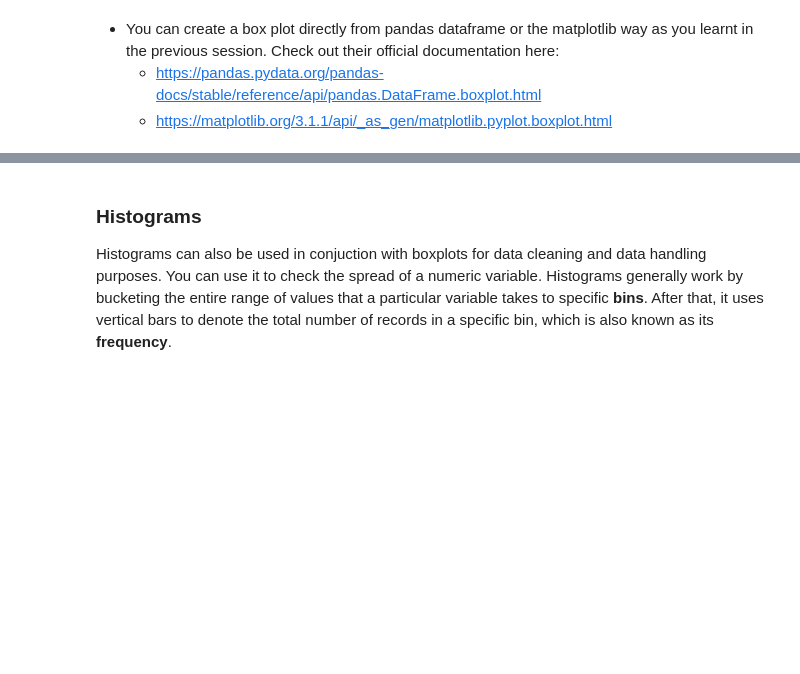
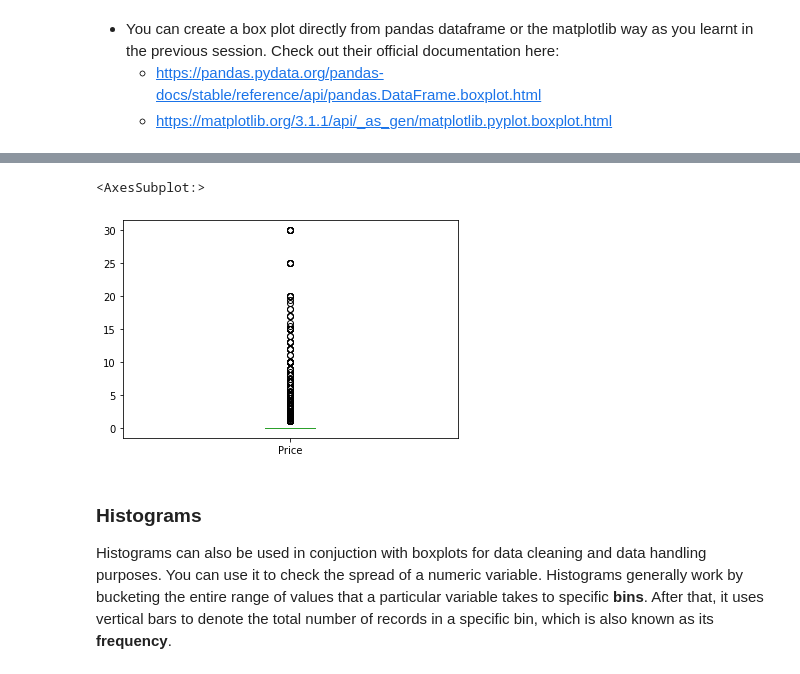
Before and after one commit to theshivmalhotra/Google-Play-Store-App-Rating, a Jupyter notebook: Google Play Store App Rating.ipynb, the cells around one changed output, grey strips where cells are left out. Cells and saved outputs as stored; diff of their text form; code cells hidden in the pictures; blank space fills up the shorter version.

```diff
--- a/Google Play Store App Rating.ipynb
+++ b/Google Play Store App Rating.ipynb
@@ -248,2 +299,7 @@ Using a box plot you can identify the outliers as follows:
 # %%
-#Create a box plot for the price column
+#Create a box plot for paid apps
+data=data[(data['Price']<30)]
+data.Price.plot.box()
+# %% [output]
+<AxesSubplot:>
+[figure, added]
```
Also changed, not shown: parts of 27 cells of this notebook.
